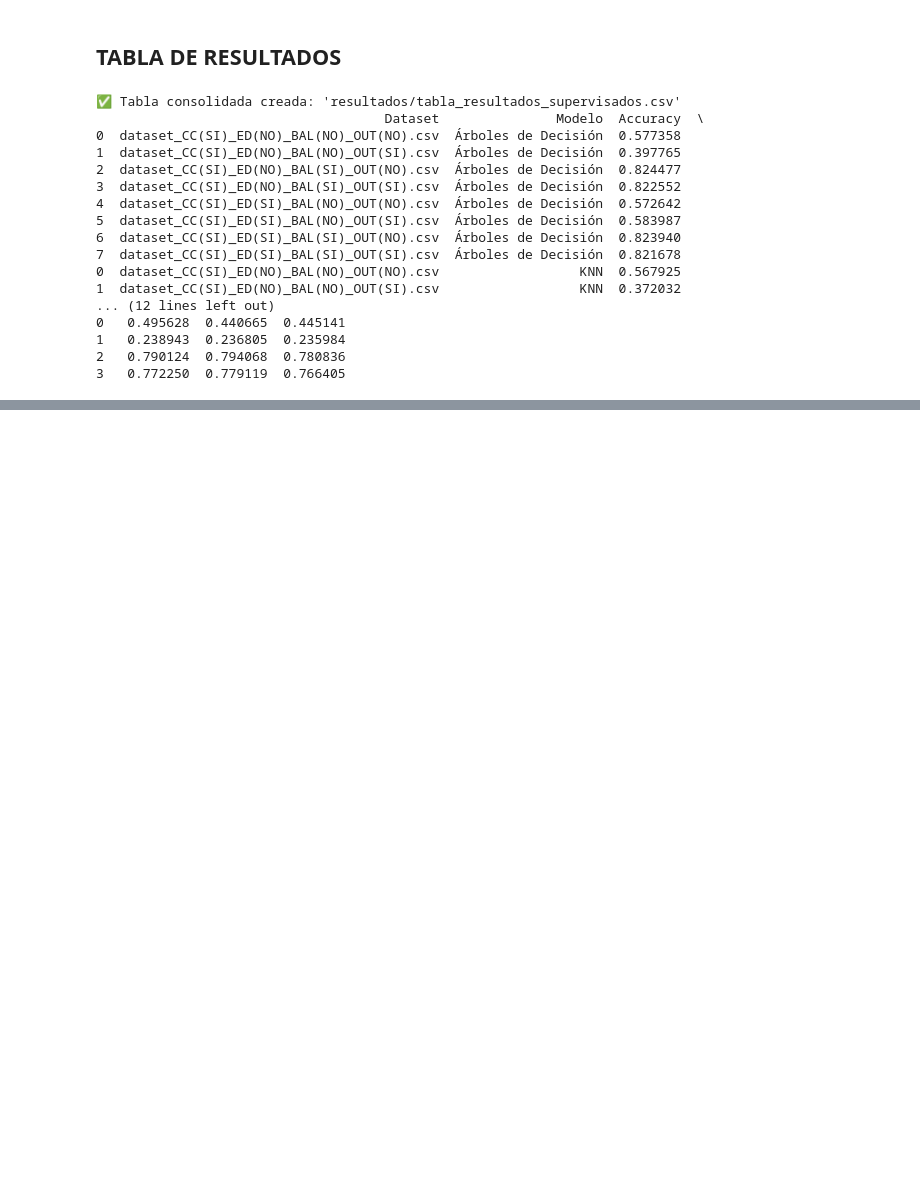
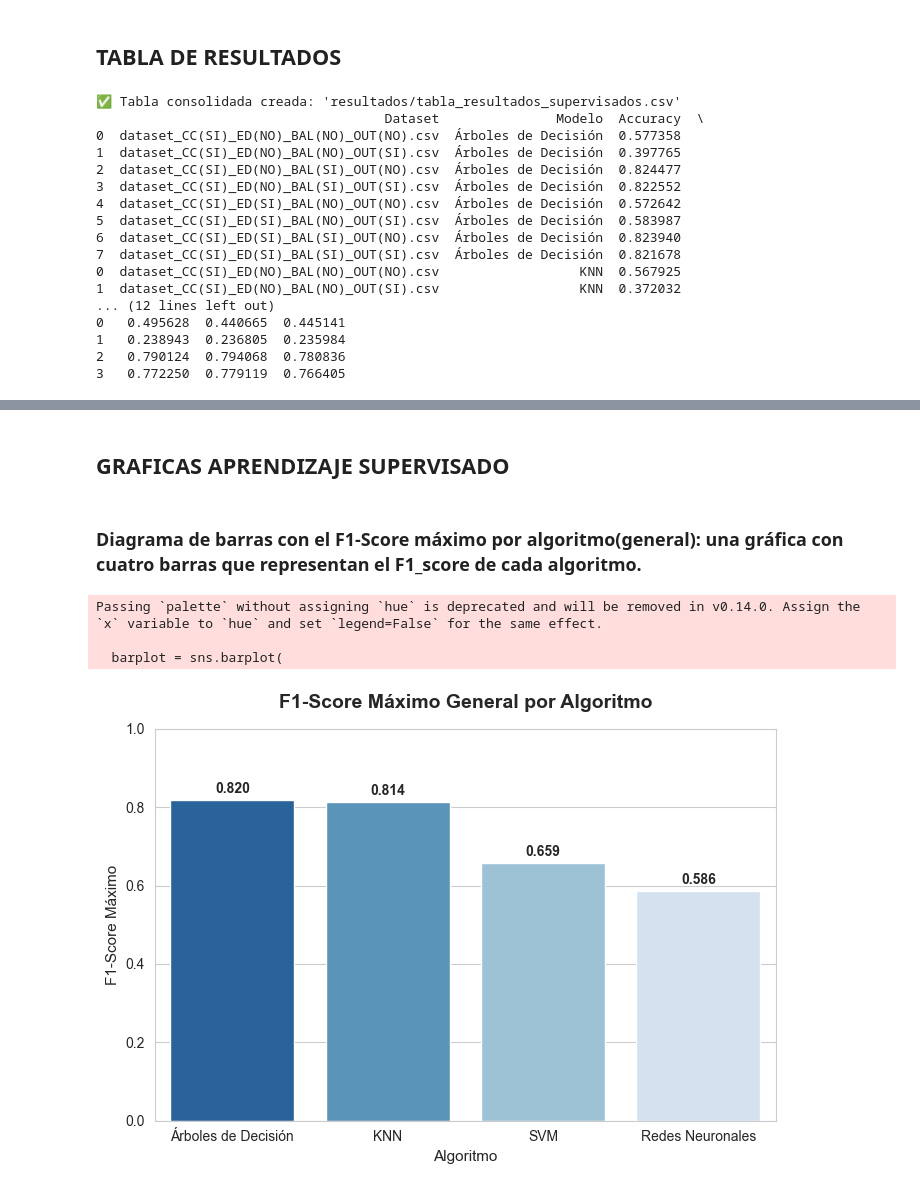
Before and after one commit to Zuleto1231/practica_2, a Jupyter notebook: main.ipynb, the cells around one changed output, grey strips where cells are left out. Cells and saved outputs as stored; diff of their text form; code cells hidden in the pictures; blank space fills up the shorter version.

Commit message:
creacion de visualizaciones de modelos supervisados

```diff
--- a/main.ipynb
+++ b/main.ipynb
@@ -765,0 +780,47 @@ NameError: name 'plt' is not defined
+# %% [markdown]
+## GRAFICAS APRENDIZAJE SUPERVISADO
+# %% [markdown]
+### Diagrama de barras con el F1-Score máximo por algoritmo(general): una gráfica con cuatro barras que representan el F1_score de cada algoritmo.
+# %%
+# =====================================================
+# 📊 Diagrama de barras - F1-Score máximo general por algoritmo
+# =====================================================
+
+# Cargar resultados consolidados
+df = pd.read_csv("resultados/tabla_resultados_supervisados.csv")
+
+# Calcular el F1 máximo de cada algoritmo en todos los datasets
+f1_max_por_modelo = (
+    df.groupby("Modelo")["F1-Score"]
+    .max()
+    .reset_index()
+    .sort_values(by="F1-Score", ascending=False)
+)
+
+# Configurar estilo visual
+sns.set_style("whitegrid")
+
+plt.figure(figsize=(7, 5))
+barplot = sns.barplot(
+    data=f1_max_por_modelo,
+    x="Modelo",
+    y="F1-Score",
+    palette="Blues_r"
+)
+
+# Etiquetas sobre las barras
+for i, valor in enumerate(f1_max_por_modelo["F1-Score"]):
+    plt.text(i, valor + 0.01, f"{valor:.3f}", ha='center', va='bottom', fontsize=10, weight='bold')
+
+# Títulos y estilo
+plt.title("F1-Score Máximo General por Algoritmo", fontsize=14, weight='bold', pad=15)
+plt.xlabel("Algoritmo", fontsize=11)
+plt.ylabel("F1-Score Máximo", fontsize=11)
+plt.ylim(0, 1)
+plt.tight_layout()
+plt.show()
+# %% [output]
+Passing `palette` without assigning `hue` is deprecated and will be removed in v0.14.0. Assign the `x` variable to `hue` and set `legend=False` for the same effect.
+
+  barplot = sns.barplot(
+[figure, added]
```
Also changed, not shown: parts of 11 cells of this notebook, 33 other files.
